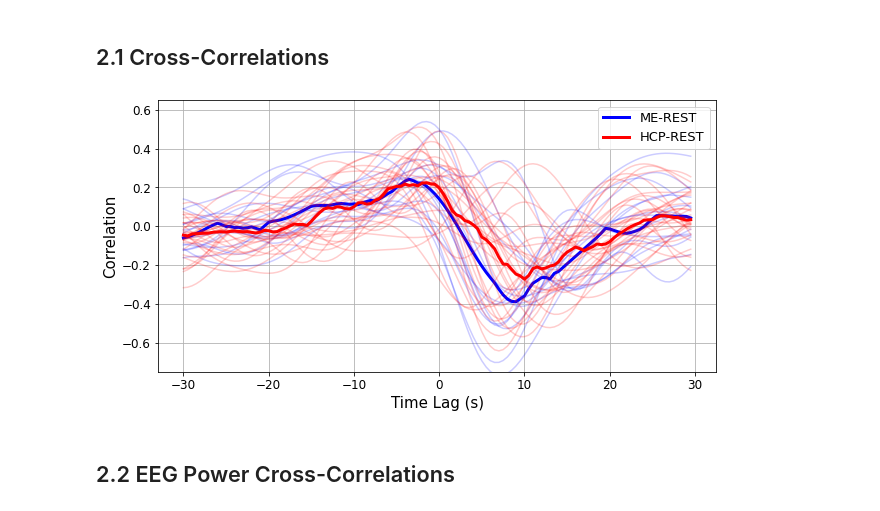
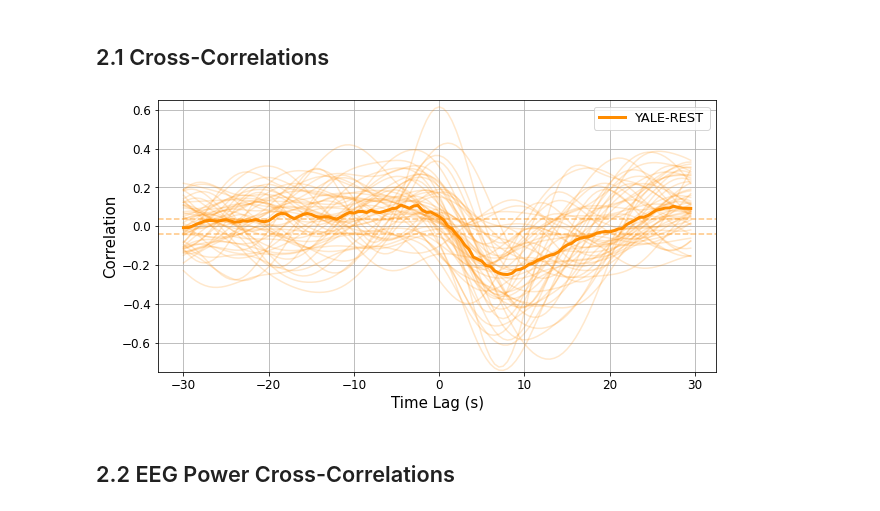
Before and after one commit to tsb46/fmri_arousal, a Jupyter notebook: analysis.ipynb, the cells around one changed output. Saved outputs shown, nothing was run; the diff lists cells and outputs as text; code cells hidden in the pictures.

```diff
--- a/analysis.ipynb
+++ b/analysis.ipynb
@@ -162,16 +166,17 @@ physio_label_dict = {
 # %%
 ## Choose:
 # Electrophysio Signals: PPG_LOW_NK, RESP_RVT_NK, PPG_HR_NK, PPG_PEAK_AMP, Alpha, Infraslow, csf, pupil
-e_signal = 'RESP_RVT_NK'
+e_signal = 'pupil'
 
 # dataset = ['chang', 'hcp', 'spreng', 'yale']
-datasets = ['chang', 'hcp']
+datasets = ['yale']
 
-# select time series similarity function ('correlation' or 'mutual_information')
+
+# select time series similarity function ('correlation' or 'distance_correlation')
 corr_func = 'correlation'
 
 # set permutation parameters
-permute=False
+permute=True
 n_perm=100
 ##
 
@@ -247,34 +252,34 @@ for d in datasets:
                                                     max_iter=100, atol=1e-5, rtol=1e-6)
                 _, cc = ts_sim(df['pc1'].values, surrogate, cc_len_dict[d])
                 permute_subj_cc.append(cc)
             permute_cc[d].append(np.vstack(permute_subj_cc))
 
     ax.plot(x_interp, np.median(interp_cc, axis=0), linewidth=3, color=color_dict[d], label=label_dict[d])
     ax.plot(x_interp, np.array(interp_cc).T, color=color_dict[d], alpha=0.2)
 
 ax.grid(True)
 ax.legend(fontsize=13)
 ax.tick_params(axis='both', which='major', labelsize=12)
 ax.set_xlabel('Time Lag (s)', fontsize=15)
 if corr_func == 'correlation':
     ax.set_ylim([-0.75, 0.65])
     ax.set_ylabel('Correlation', fontsize=15)
 elif corr_func == 'distance_correlation':
     ax.set_ylim([0, 0.65])
     ax.set_ylabel('Distance Correlation', fontsize=15)
 
 if permute:
     for d in datasets:
         perm_concat = np.stack(permute_cc[d], axis=2)
         perm_avg = np.abs(np.mean(perm_concat, axis=2))
         p_05 = np.quantile(perm_avg, 0.95)
         if corr_func == 'correlation':
             ax.axhline(p_05, 0, 1, color=color_dict[d], alpha=0.5, linestyle = '--')
             ax.axhline(-p_05, 0, 1, color=color_dict[d], alpha=0.5, linestyle = '--')
         elif corr_func == 'distance_correlation':
             ax.axhline(p_05, 0, 1, color=color_dict[d], alpha=0.7, linestyle = '--')
 # %% [output]
-[figure, old version]
+[figure, new version]
 # %% [markdown]
 ## 2.2 EEG Power Cross-Correlations
 # %%
```
Also changed, not shown: parts of 69 cells of this notebook, 1 other file.
